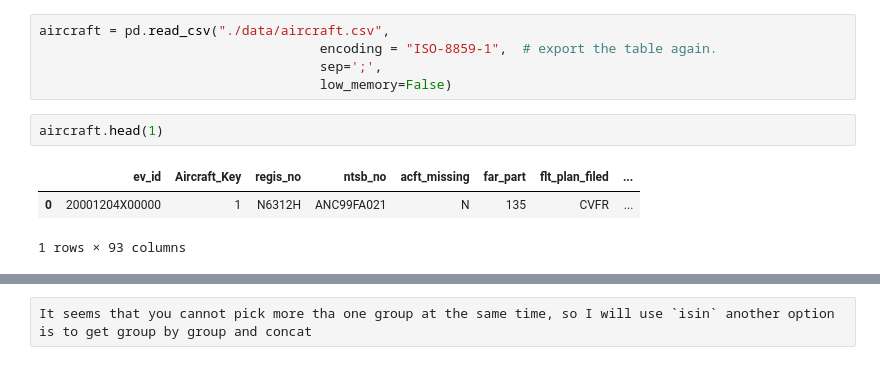
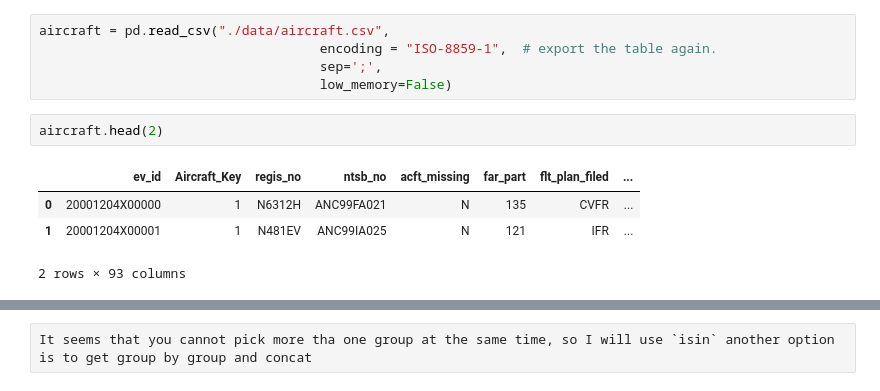
Before and after one commit to AeroPython/remove-before-flight, a Jupyter notebook: talk.ipynb, the cells around one changed output, grey strips where cells are left out. Cells and saved outputs as stored; diff of their text form.

```diff
--- a/talk.ipynb
+++ b/talk.ipynb
@@ -166,8 +166,9 @@ aircraft = pd.read_csv("./data/aircraft.csv",
                                     sep=';',
                                     low_memory=False)
 # %%
-aircraft.head(1)
+aircraft.head(2)
 # %% [output]
 |  | ev_id | Aircraft_Key | regis_no | ntsb_no | acft_missing | far_part | flt_plan_filed | ... |
 | 0 | 20001204X00000 | 1 | N6312H | ANC99FA021 | N | 135 | CVFR | ... |
+| 1 | 20001204X00001 | 1 | N481EV | ANC99IA025 | N | 121 | IFR | ... |
-1 rows × 93 columns
+2 rows × 93 columns
```
Also changed, not shown: parts of 39 cells of this notebook.
